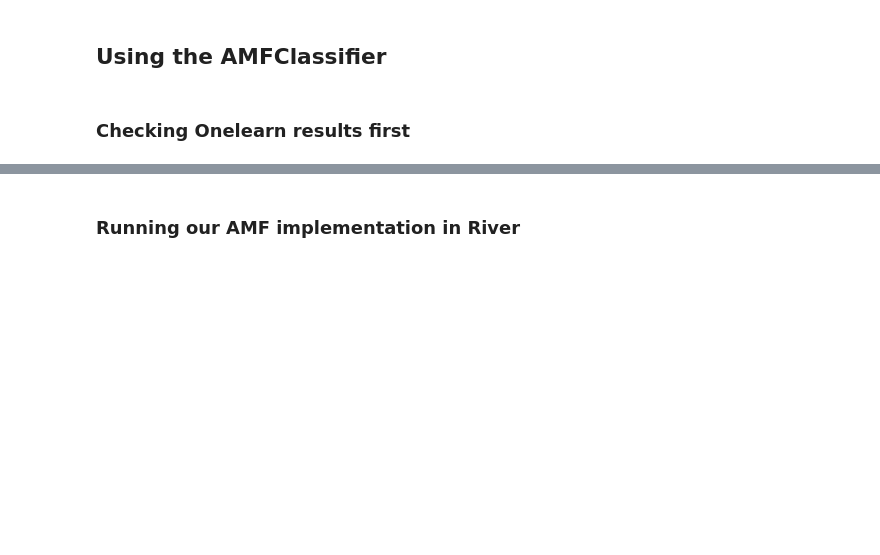
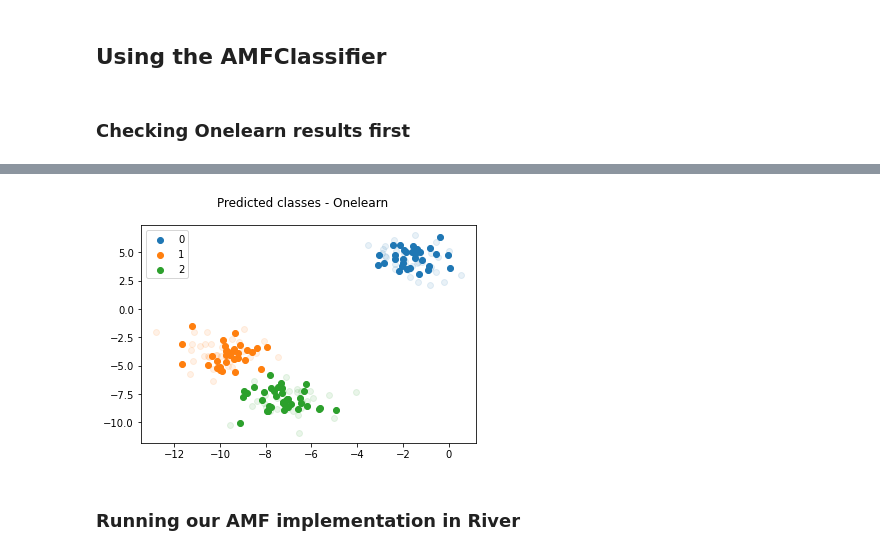
Before and after one commit to AlexandreChaussard/AMFLearning, a Jupyter notebook: river/test.ipynb, the cells around one changed output, grey strips where cells are left out. Drawn from its saved outputs; the diff is of its cells as text; code cells hidden in the pictures; blank space fills up the shorter version.

```diff
--- a/river/test.ipynb
+++ b/river/test.ipynb
@@ -69,7 +69,9 @@ KeyboardInterrupt
 # %%
-y_pred = amf_base.predict_proba(X_train)
+y_pred = amf_base.predict_proba(X_test)
 y_pred = np.argmax(y_pred, axis=1)
-plot_classes(X_train, y_pred, X, y, "Predicted classes - Onelearn")
+plot_classes(X_test, y_pred, X, y, "Predicted classes - Onelearn")
+# %% [output]
+[figure, added]
 # %% [markdown]
 ### Running our AMF implementation in River
 # %%
```
Also changed, not shown: parts of 3 cells of this notebook, 8 other files.
